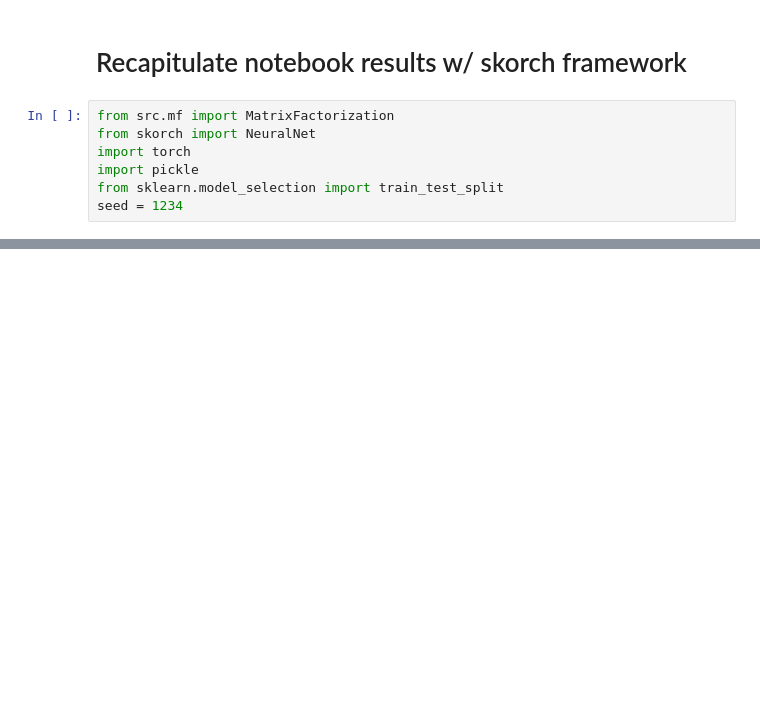
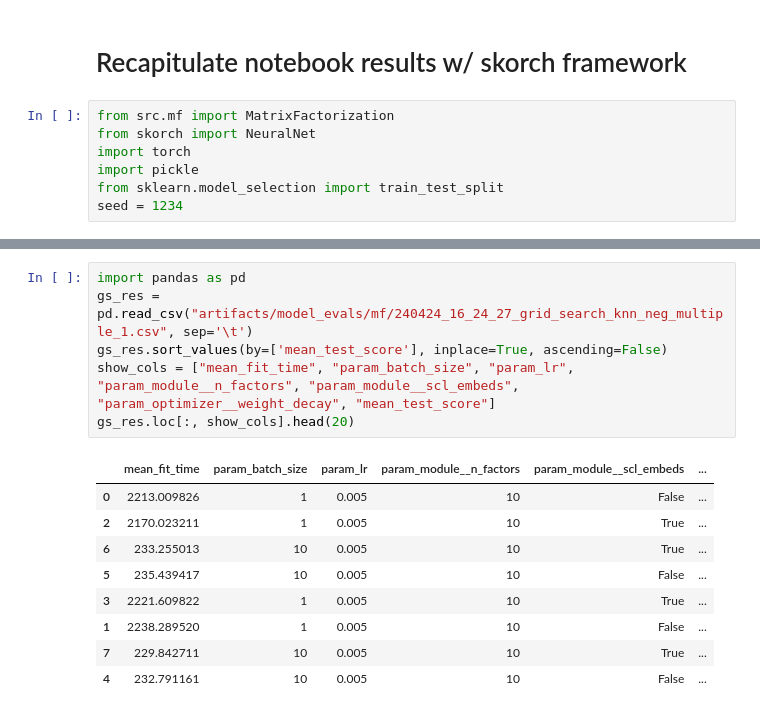
Before and after one commit to stefanpate/rcgnn, a Jupyter notebook: notebooks/mf_rosenthal.ipynb, the cells around one changed output, grey strips where cells are left out. Cells and saved outputs as stored; diff of their text form; blank space fills up the shorter version.

```diff
--- a/notebooks/mf_rosenthal.ipynb
+++ b/notebooks/mf_rosenthal.ipynb
@@ -365,0 +375,16 @@ array([[ 0,  0],
+# %%
+import pandas as pd
+gs_res = pd.read_csv("artifacts/model_evals/mf/240424_16_24_27_grid_search_knn_neg_multiple_1.csv", sep='\t')
+gs_res.sort_values(by=['mean_test_score'], inplace=True, ascending=False)
+show_cols = ["mean_fit_time", "param_batch_size", "param_lr", "param_module__n_factors", "param_module__scl_embeds", "param_optimizer__weight_decay", "mean_test_score"]
+gs_res.loc[:, show_cols].head(20)
+# %% [output]
+|  | mean_fit_time | param_batch_size | param_lr | param_module__n_factors | param_module__scl_embeds | ... |
+| 0 | 2213.009826 | 1 | 0.005 | 10 | False | ... |
+| 2 | 2170.023211 | 1 | 0.005 | 10 | True | ... |
+| 6 | 233.255013 | 10 | 0.005 | 10 | True | ... |
+| 5 | 235.439417 | 10 | 0.005 | 10 | False | ... |
+| 3 | 2221.609822 | 1 | 0.005 | 10 | True | ... |
+| 1 | 2238.289520 | 1 | 0.005 | 10 | False | ... |
+| 7 | 229.842711 | 10 | 0.005 | 10 | True | ... |
+| 4 | 232.791161 | 10 | 0.005 | 10 | False | ... |
```
Also changed, not shown: parts of 8 cells of this notebook, 17 other files.
